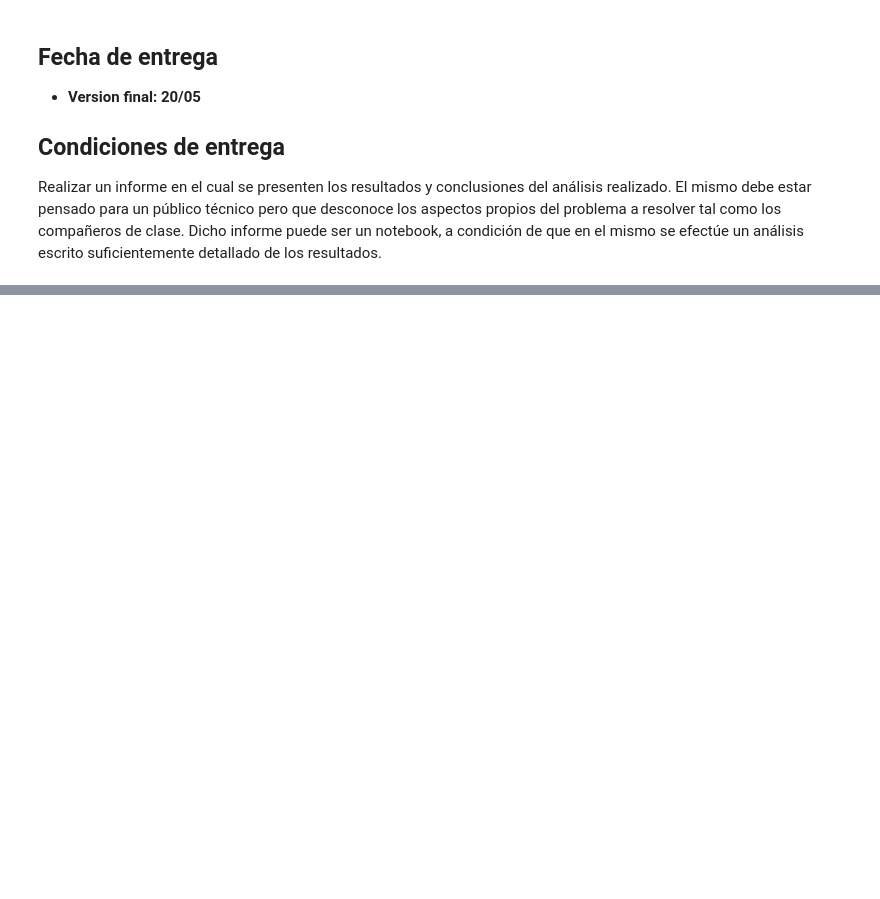
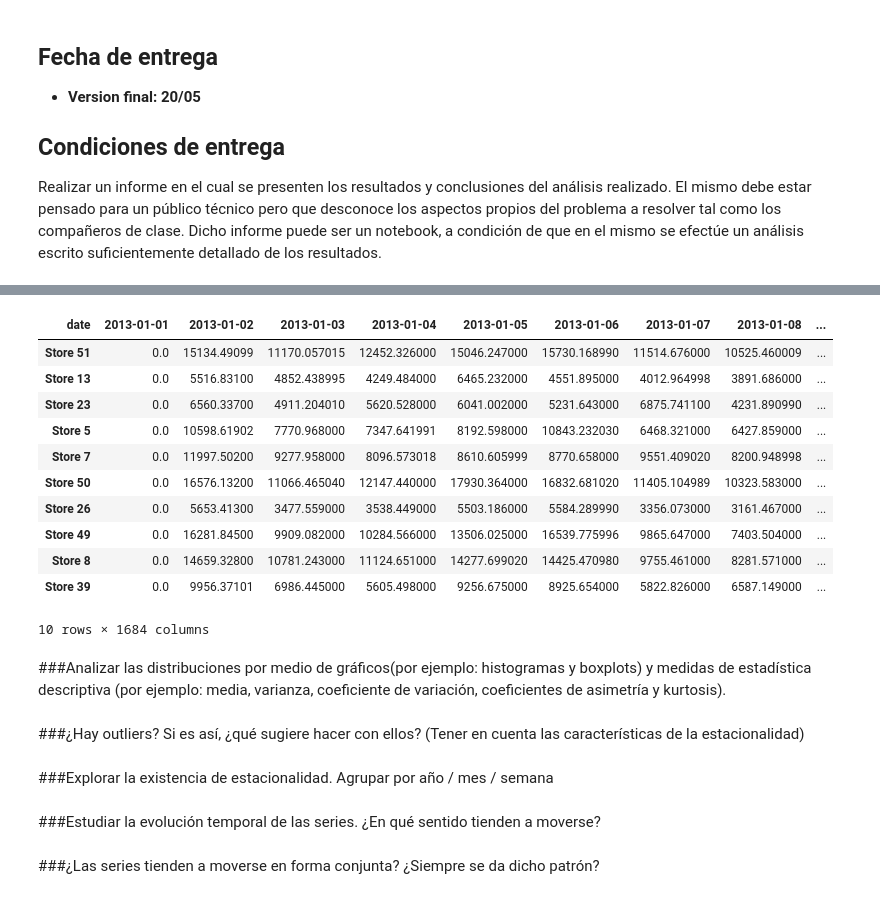
Before and after one commit to CHRISTIANDAGATTI/Mentoria_Series_Temporales, a Jupyter notebook: TP1_analisis_y_visualizacion.ipynb, the cells around one changed output, grey strips where cells are left out. Cells and saved outputs as stored; diff of their text form; code cells hidden in the pictures; blank space fills up the shorter version.

```diff
--- a/TP1_analisis_y_visualizacion.ipynb
+++ b/TP1_analisis_y_visualizacion.ipynb
@@ -115,0 +166,28 @@ Realizar un informe en el cual se presenten los resultados y conclusiones del an
+# %%
+stores2 = stores.copy().transpose()
+stores2
+#sns.barplot(data = stores2)
+# %% [output]
+| date | 2013-01-01 | 2013-01-02 | 2013-01-03 | 2013-01-04 | 2013-01-05 | 2013-01-06 | 2013-01-07 | 2013-01-08 | ... |
+| Store 51 | 0.0 | 15134.49099 | 11170.057015 | 12452.326000 | 15046.247000 | 15730.168990 | 11514.676000 | 10525.460009 | ... |
+| Store 13 | 0.0 | 5516.83100 | 4852.438995 | 4249.484000 | 6465.232000 | 4551.895000 | 4012.964998 | 3891.686000 | ... |
+| Store 23 | 0.0 | 6560.33700 | 4911.204010 | 5620.528000 | 6041.002000 | 5231.643000 | 6875.741100 | 4231.890990 | ... |
+| Store 5 | 0.0 | 10598.61902 | 7770.968000 | 7347.641991 | 8192.598000 | 10843.232030 | 6468.321000 | 6427.859000 | ... |
+| Store 7 | 0.0 | 11997.50200 | 9277.958000 | 8096.573018 | 8610.605999 | 8770.658000 | 9551.409020 | 8200.948998 | ... |
+| Store 50 | 0.0 | 16576.13200 | 11066.465040 | 12147.440000 | 17930.364000 | 16832.681020 | 11405.104989 | 10323.583000 | ... |
+| Store 26 | 0.0 | 5653.41300 | 3477.559000 | 3538.449000 | 5503.186000 | 5584.289990 | 3356.073000 | 3161.467000 | ... |
+| Store 49 | 0.0 | 16281.84500 | 9909.082000 | 10284.566000 | 13506.025000 | 16539.775996 | 9865.647000 | 7403.504000 | ... |
+| Store 8 | 0.0 | 14659.32800 | 10781.243000 | 11124.651000 | 14277.699020 | 14425.470980 | 9755.461000 | 8281.571000 | ... |
+| Store 39 | 0.0 | 9956.37101 | 6986.445000 | 5605.498000 | 9256.675000 | 8925.654000 | 5822.826000 | 6587.149000 | ... |
+10 rows × 1684 columns
+# %% [markdown]
+###Analizar las distribuciones por medio de gráficos(por ejemplo: histogramas y boxplots) y medidas de estadística descriptiva (por ejemplo: media, varianza, coeficiente de variación, coeficientes de asimetría y kurtosis).
+# %% [markdown]
+###¿Hay outliers? Si es así, ¿qué sugiere hacer con ellos? (Tener en cuenta las características de la estacionalidad)
+# %% [markdown]
+###Explorar la existencia de estacionalidad.
+Agrupar por año / mes / semana
+# %% [markdown]
+###Estudiar la evolución temporal de las series. ¿En qué sentido tienden a moverse?
+# %% [markdown]
+###¿Las series tienden a moverse en forma conjunta? ¿Siempre se da dicho patrón?
```
Also changed, not shown: parts of 15 cells of this notebook.
